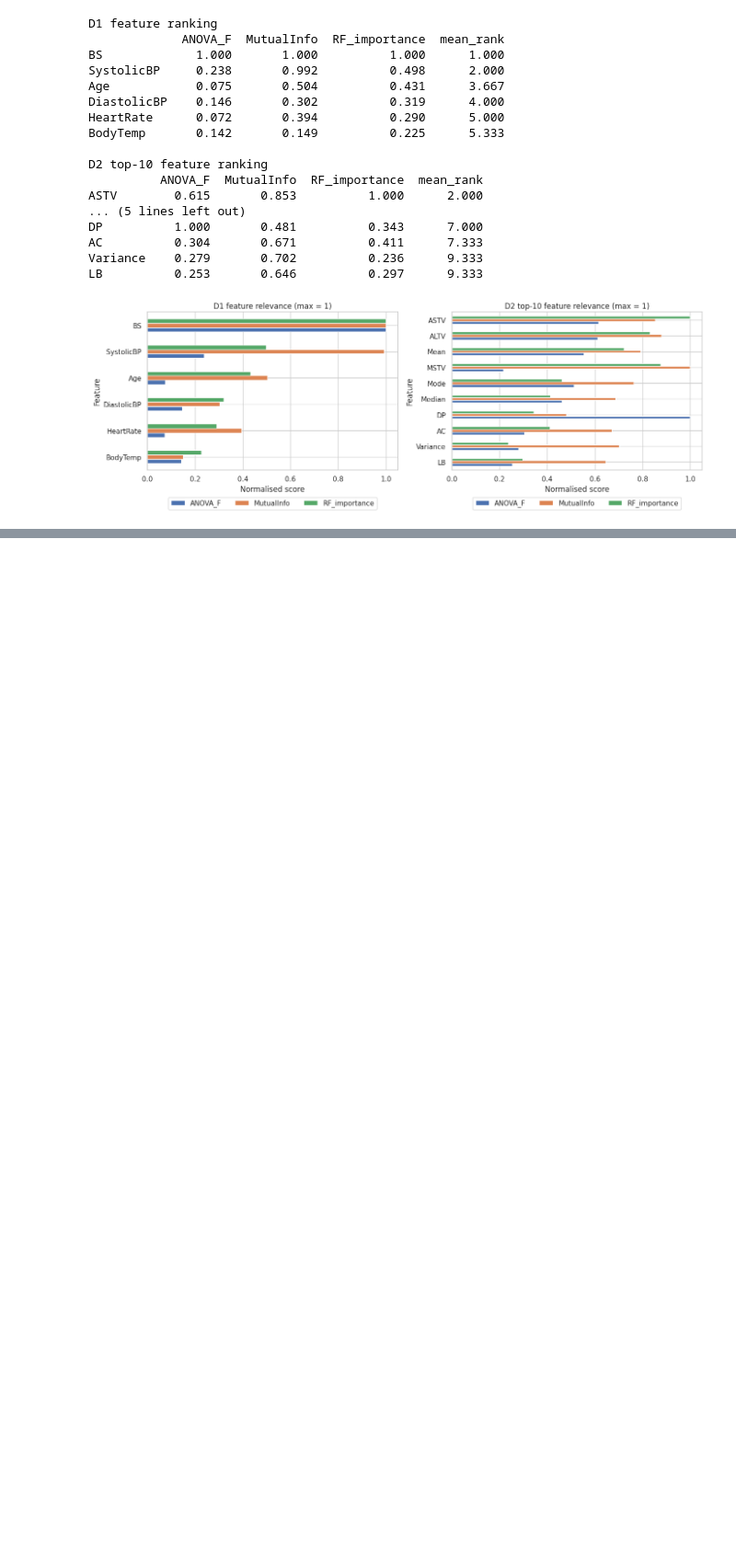
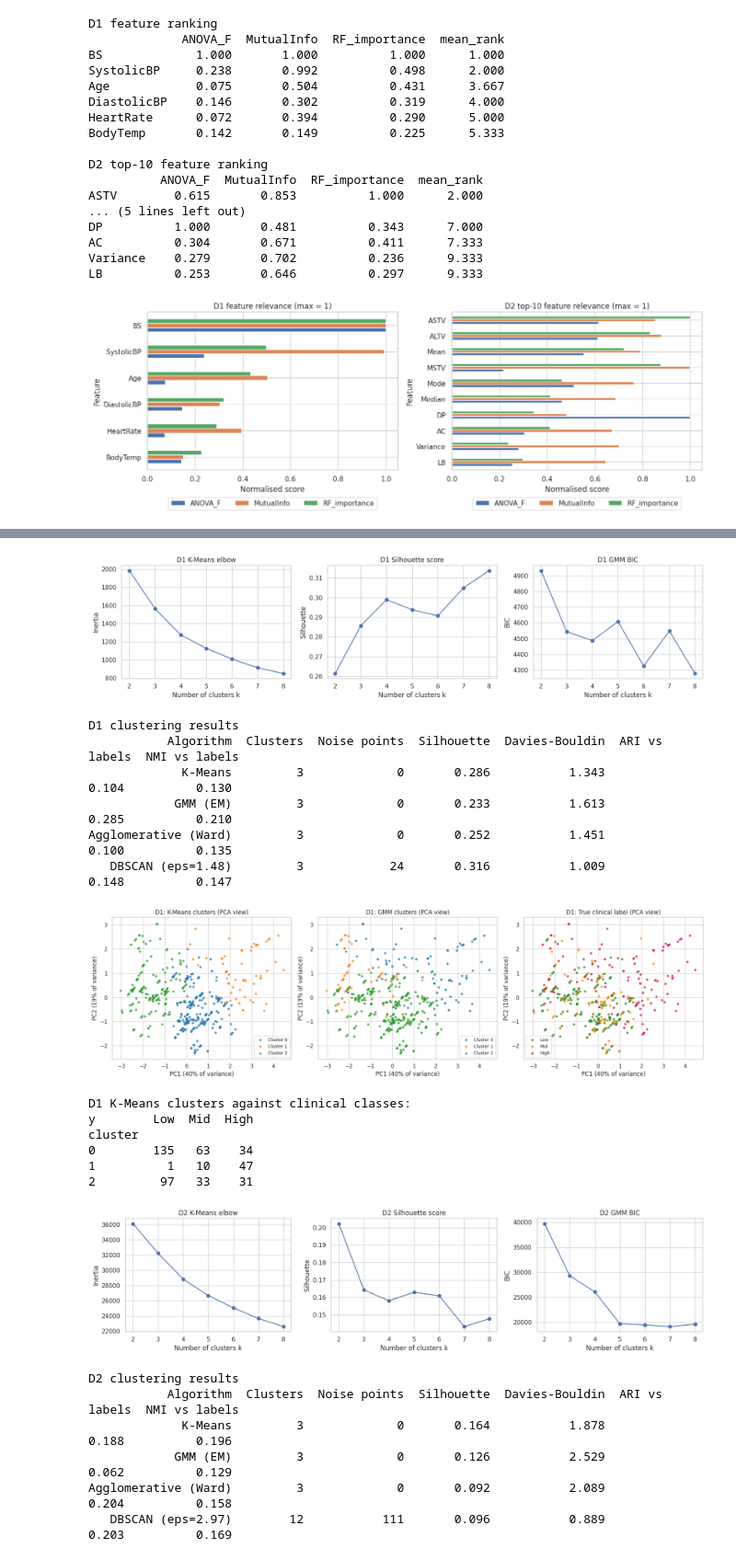
Before and after one commit to NN4010/F21DL---DMML---PG-GROUP10, a Jupyter notebook: notebooks/DMML_Group10.ipynb, the cells around one changed output, grey strips where cells are left out. Shown at 92% size. Saved outputs shown, nothing was run; the diff lists cells and outputs as text; code cells hidden in the pictures; blank space fills up the shorter version.

```diff
--- a/notebooks/DMML_Group10.ipynb
+++ b/notebooks/DMML_Group10.ipynb
@@ -433,0 +447,16 @@ LB          0.253       0.646          0.297      9.333
+# %%
+# [CELL 15] Clustering step 1: choose k with the elbow, silhouette and GMM-BIC curves
+def plot_k_selection(X_scaled, name):
+    k_values = range(2, 9)
+    inertia, silhouette, bic = [], [], []
+    for k in k_values:
+        km = KMeans(k, n_init=10, random_state=SEED).fit(X_scaled)
+        inertia.append(km.inertia_)
+        silhouette.append(silhouette_score(X_scaled, km.labels_))
+        bic.append(GaussianMixture(k, reg_covar=1e-3, n_init=3, random_state=SEED).fit(X_scaled).bic(X_scaled))
+    fig, axes = plt.subplots(1, 3, figsize=(16, 4))
+    for ax, values, title, label in zip(axes, [inertia, silhouette, bic],
+                                        ['K-Means elbow', 'Silhouette score', 'GMM BIC'],
+                                        ['Inertia', 'Silhouette', 'BIC']):
+        ax.plot(list(k_values), values, 'o-'); ax.set_title(f'{name} {title}'); ax.set_xlabel('Number of clusters k'); ax.set_ylabel(label)
+    savefig(f'fig_{name}_k_selection.png'); plt.show()
@@ -433,0 +520,34 @@ LB          0.253       0.646          0.297      9.333
+# %%
+# [CELL 17] Run the clustering study on D1 and D2 (features scaled first; labels are used only for evaluation)
+CLUSTER_RESULTS = {}
+for name, df, feats, class_names in [('D1', d1, D1_FEATS, D1_CLASSES), ('D2', d2, D2_FEATS, D2_CLASSES)]:
+    X_scaled = StandardScaler().fit_transform(df[feats])
+    plot_k_selection(X_scaled, name)
+    table, labels = compare_clusterers(X_scaled, df['y'].values)
+    CLUSTER_RESULTS[name] = table
+    print(f'\n{name} clustering results'); print(table.to_string(index=False))
+    plot_clusters_pca(X_scaled, df['y'].values, labels, class_names, name)
+    print(f'{name} K-Means clusters against clinical classes:')
+    print(pd.crosstab(labels['K-Means'], df['y'].map(dict(enumerate(class_names))), rownames=['cluster'])[class_names].to_string())
+# %% [output]
+[figure, added]
+D1 clustering results
+           Algorithm  Clusters  Noise points  Silhouette  Davies-Bouldin  ARI vs labels  NMI vs labels
+             K-Means         3             0       0.286           1.343          0.104          0.130
+            GMM (EM)         3             0       0.233           1.613          0.285          0.210
+Agglomerative (Ward)         3             0       0.252           1.451          0.100          0.135
+   DBSCAN (eps=1.48)         3            24       0.316           1.009          0.148          0.147
+[figure, added]
+D1 K-Means clusters against clinical classes:
+y        Low  Mid  High
+cluster
+0        135   63    34
+1          1   10    47
+2         97   33    31
+[figure, added]
+D2 clustering results
+           Algorithm  Clusters  Noise points  Silhouette  Davies-Bouldin  ARI vs labels  NMI vs labels
+             K-Means         3             0       0.164           1.878          0.188          0.196
+            GMM (EM)         3             0       0.126           2.529          0.062          0.129
+Agglomerative (Ward)         3             0       0.092           2.089          0.204          0.158
+   DBSCAN (eps=2.97)        12           111       0.096           0.889          0.203          0.169
```
Also changed, not shown: parts of 25 cells of this notebook.
